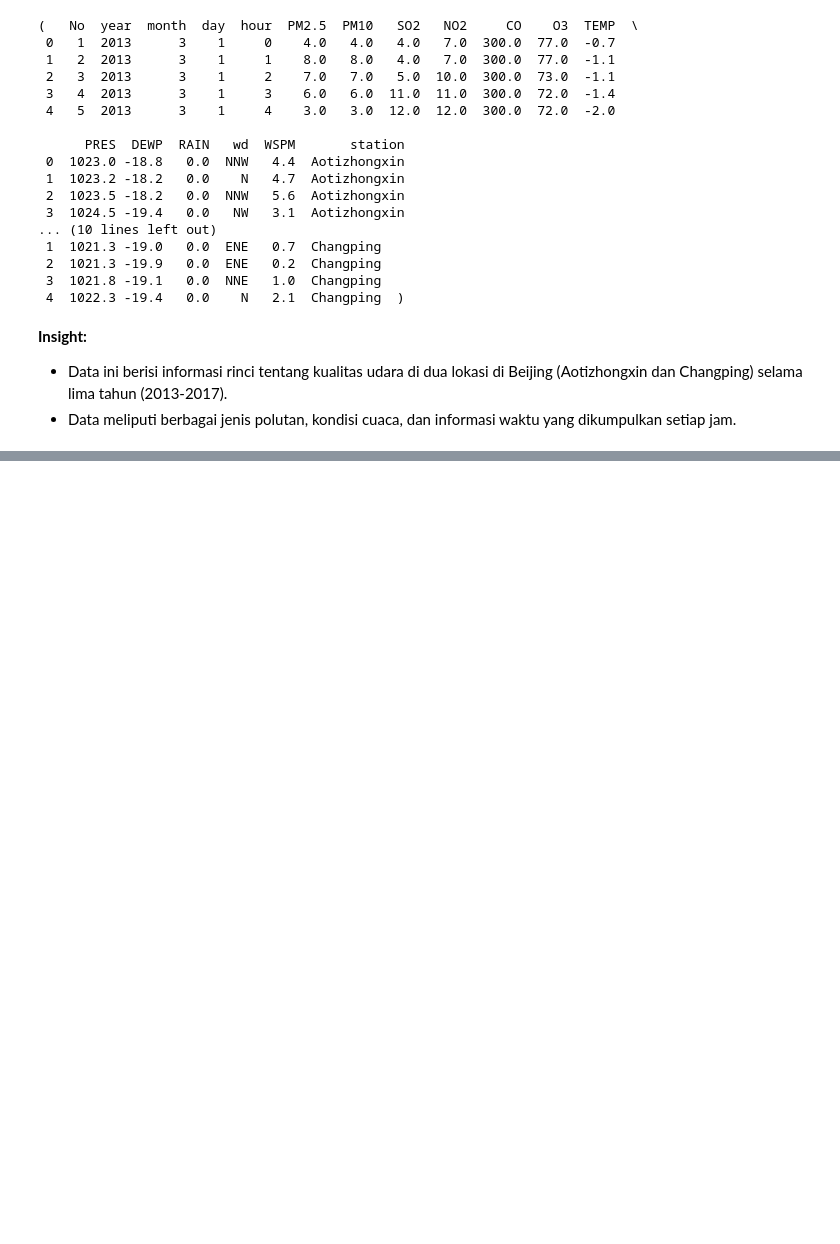
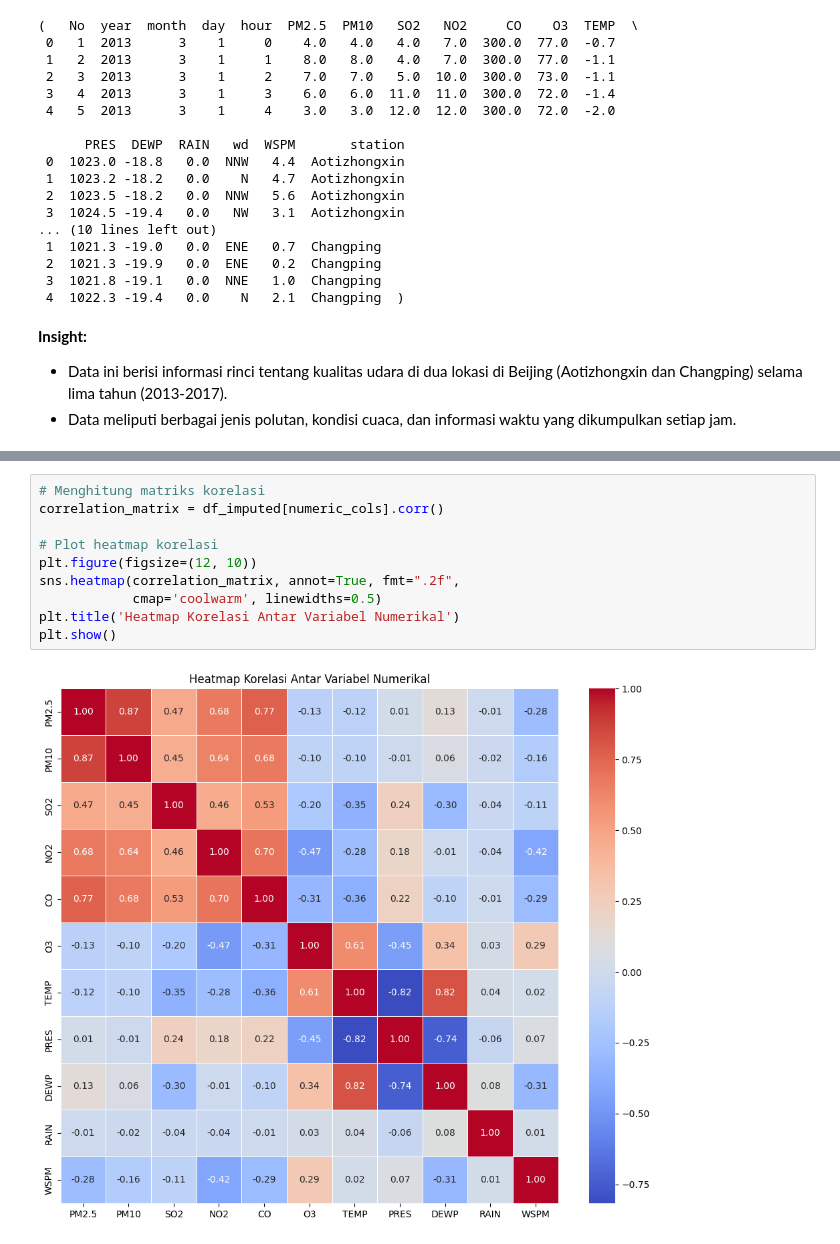
Before and after one commit to paizramadhan/analisis-data-dicoding, a Jupyter notebook: notebook.ipynb, the cells around one changed output, grey strips where cells are left out. Cells and saved outputs as stored; diff of their text form; blank space fills up the shorter version.

```diff
--- a/notebook.ipynb
+++ b/notebook.ipynb
@@ -289,0 +345,12 @@ Analisis data kualitas udara di stasiun Aotizhongxin dan Changping menunjukkan a
+# %%
+# Menghitung matriks korelasi
+correlation_matrix = df_imputed[numeric_cols].corr()
+
+# Plot heatmap korelasi
+plt.figure(figsize=(12, 10))
+sns.heatmap(correlation_matrix, annot=True, fmt=".2f",
+            cmap='coolwarm', linewidths=0.5)
+plt.title('Heatmap Korelasi Antar Variabel Numerikal')
+plt.show()
+# %% [output]
+[figure, added]
```
Also changed, not shown: parts of 96 cells of this notebook, 3 other files.
